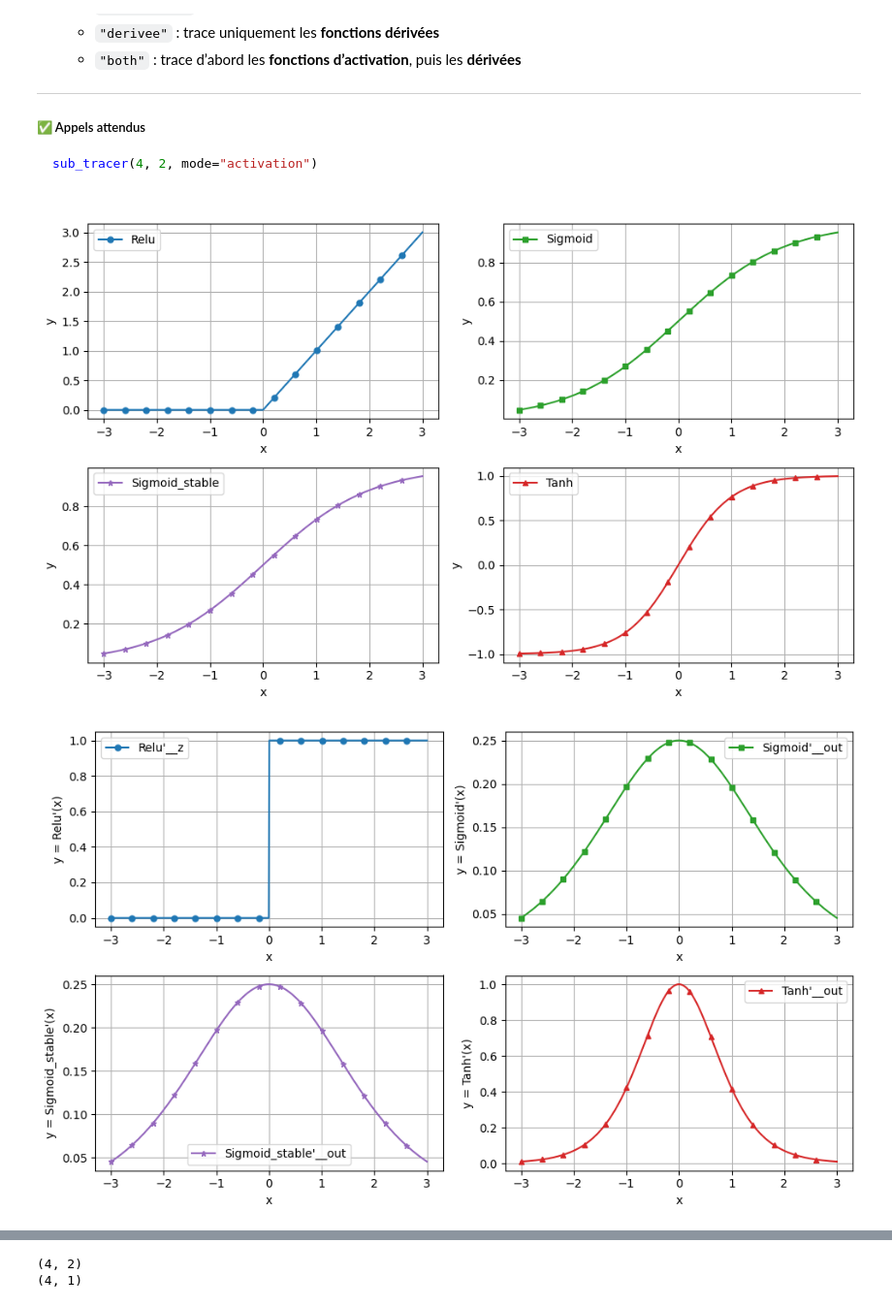
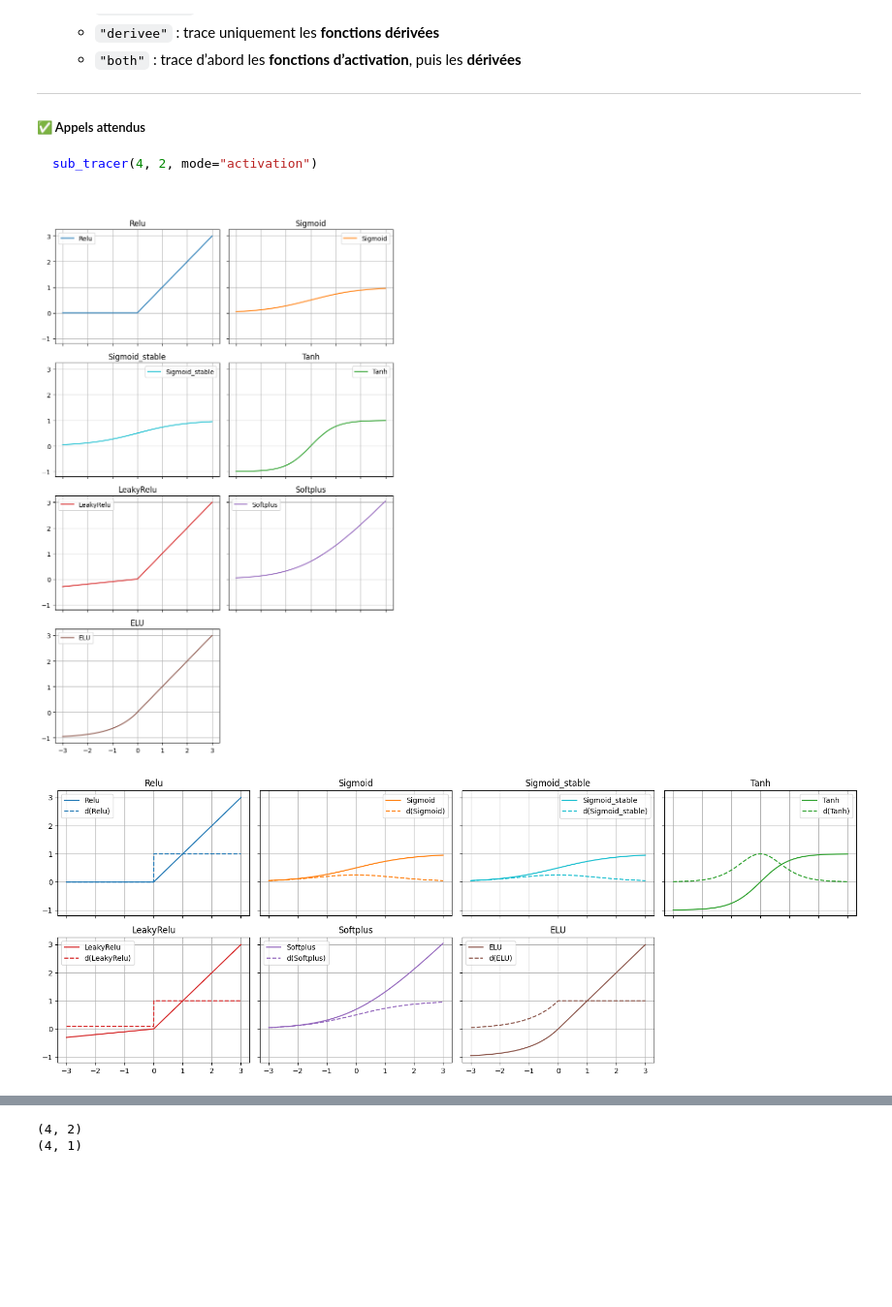
Before and after one commit to Mochatr/python_for_AI, a Jupyter notebook: TP_2/TP_NumPy_Matplotlib_Fonction_Activation_Mini_Reseau_Neurone_XOR.ipynb, the cells around one changed output, grey strips where cells are left out. Shown at 97% size. Drawn from its saved outputs; the diff is of its cells as text; code cells hidden in the pictures; blank space fills up the shorter version.

````diff
--- a/TP_2/TP_NumPy_Matplotlib_Fonction_Activation_Mini_Reseau_Neurone_XOR.ipynb
+++ b/TP_2/TP_NumPy_Matplotlib_Fonction_Activation_Mini_Reseau_Neurone_XOR.ipynb
@@ -546,14 +552,43 @@ Ecrire une fonction `sub_tracer(rows, cols, mode="activation")` permettant de tr
 ```python
 sub_tracer(4, 2, mode="activation")
 # %%
-# TODO
 def sub_tracer(rows, cols, mode="both"):
+    n_funcs = len(activations)
+    fig, axes = plt.subplots(rows, cols, figsize=(cols * 4, rows * 3), sharex=True, sharey=True)
+    axes = axes.ravel()
 
+    for i, nom in enumerate(activations.keys()):
+        # Sécurité pour ne pas déborder du nombre de graphes disponibles
+        if i >= len(axes):
+            break
 
-sub_tracer(2, 2, "both")
+        ax = axes[i]
+
+        if mode in ["activation", "both"]:
+            ax.plot(x, activations[nom](x), label=nom, color=couleurs[nom], linestyle="-")
+
+        if mode in ["derivee", "both"]:
+            d_info = d_activations[nom]
+            y_prime = d_info["func"](x) if d_info["type"] == "z" else d_info["func"](activations[nom](x))
+            ax.plot(x, y_prime, label=f"d({nom})", color=couleurs[nom], linestyle="--")
+
+        ax.set_title(nom)
+        ax.grid(True)
+        ax.legend()
+
+    # Masquer les sous-graphes vides s'il y en a
+    for j in range(i + 1, len(axes)):
+        fig.delaxes(axes[j])
+
+    plt.tight_layout()
+    plt.show()
+
+# Tests
+sub_tracer(4, 2, mode="activation")
+sub_tracer(2, 4, mode="both") # (2x4 pour englober toutes nos 7 fonctions proprement)
 # %% [output]
-[figure, old version]
+[figure, new version]
-[figure, old version]
+[figure, new version]
 # %% [markdown]
 ---
 ### V. Extension 2 - Implémentation Mini Réseau de Neurones (2 → 3 → 1) en NumPy pour l'apprentissage de XOR
````
Also changed, not shown: parts of 24 cells of this notebook, 1 other file.
